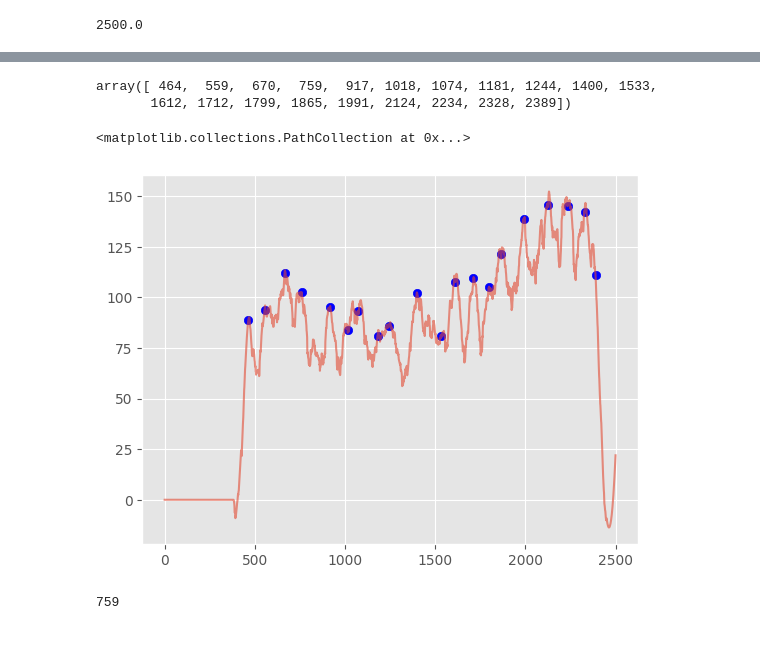
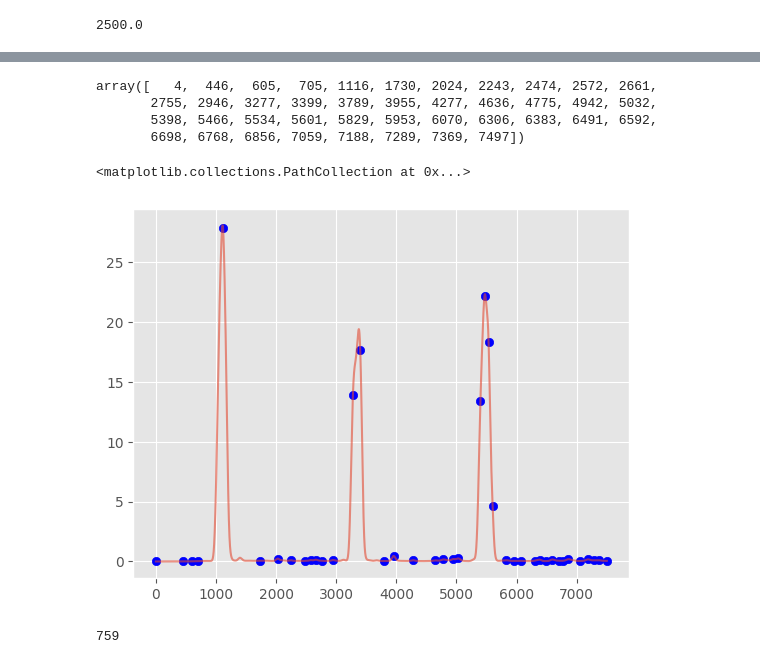
Before and after one commit to cvincent13/BirdCLEF2024-Kaggle, a Jupyter notebook: test.ipynb, the cells around one changed output, grey strips where cells are left out. Drawn from its saved outputs; the diff is of its cells as text; code cells hidden in the pictures.

```diff
--- a/test.ipynb
+++ b/test.ipynb
@@ -108,7 +108,8 @@ def visualize_spec_batch(spec_batch):
 class Config:
     start_idx = 'first'
     use_peaks = True
-    duration = 5
+    peak_filter = 'gaussian'
+    duration = 15
     sample_rate = 32000
     target_length = 500 #!!!!!!!!!!!!
     n_mels = 128 #!!!!!!!!!!!!!!!
@@ -268,7 +265,7 @@ def trunc_or_pad(waveform, audio_len, start_idx='random'):
 
     return waveform
 
-file = metadata["filepath"][0]
+file = metadata["filepath"][789]
 waveform, sr = torchaudio.load(file)
 waveform = trunc_or_pad(waveform, Config.audio_len, start_idx=Config.start_idx)
 file, waveform.shape
@@ -341,5 +303,3 @@ plt.show()
-# %%
-spec = pcen_spec
 # %%
 per_frame_energy = spec.sum(dim=1).squeeze().numpy()
 per_frame_energy.shape
@@ -370,14 +399,16 @@ plt.plot(per_frame_energy_smooth_smooth)
 peaks = signal.find_peaks_cwt(per_frame_energy_smooth_smooth, np.arange(1,25))
 peaks
 # %% [output]
-array([ 464,  559,  670,  759,  917, 1018, 1074, 1181, 1244, 1400, 1533,
-       1612, 1712, 1799, 1865, 1991, 2124, 2234, 2328, 2389])
+array([   4,  446,  605,  705, 1116, 1730, 2024, 2243, 2474, 2572, 2661,
+       2755, 2946, 3277, 3399, 3789, 3955, 4277, 4636, 4775, 4942, 5032,
+       5398, 5466, 5534, 5601, 5829, 5953, 6070, 6306, 6383, 6491, 6592,
+       6698, 6768, 6856, 7059, 7188, 7289, 7369, 7497])
 # %%
-plt.plot(per_frame_energy_smooth, alpha=0.6)
-plt.scatter(peaks, per_frame_energy_smooth[peaks], c='blue')
+plt.plot(per_frame_energy_smooth_smooth, alpha=0.6)
+plt.scatter(peaks, per_frame_energy_smooth_smooth[peaks], c='blue')
 # %% [output]
 <matplotlib.collections.PathCollection at 0x...>
-[figure, old version]
+[figure, new version]
 # %%
 proms, _, _ = signal.peak_prominences(per_frame_energy_smooth, peaks)
 # %%
```
Also changed, not shown: parts of 21 cells of this notebook, 19 other files.
